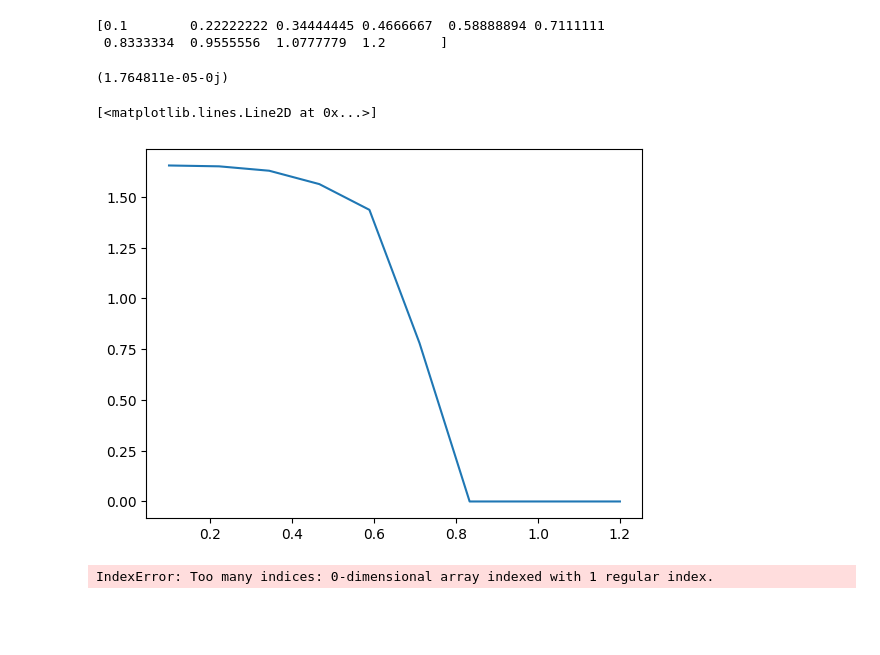
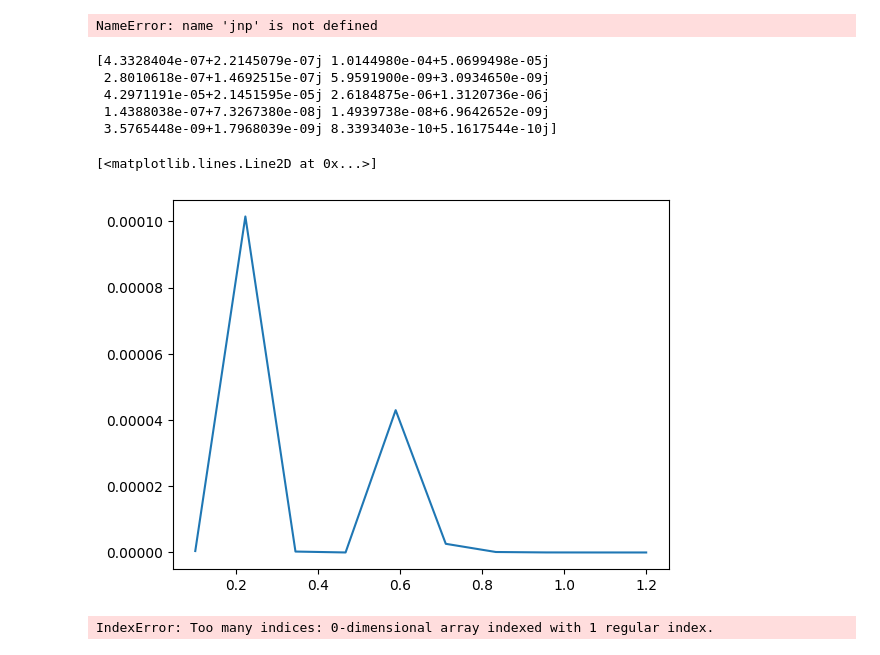
Before and after one commit to j-curtis/psBQP, a Jupyter notebook: Self-consistency_check.ipynb, the cells around one changed output. Cells and saved outputs as stored; diff of their text form; code cells hidden in the pictures; blank space fills up the shorter version.

```diff
--- a/Self-consistency_check.ipynb
+++ b/Self-consistency_check.ipynb
@@ -17,7 +18,7 @@ import custom_optimizer as copt
 # %%
 ntheta = 2
 cutoff = 30 * eil.EilenbergerEvolution.get_bcs_ratio()
-nw = 1000
+nw = 500
 
 # Define the fine grid
 fine_nw = 200
@@ -27,31 +28,34 @@ fine_nw = nw
 fine_cutoff = cutoff
 
 grid_parameters = {'omega_sampling': nw, 'theta_sampling': ntheta, 'cutoff': cutoff}
-system_parameters = {'critical_temperature': 1.0, 'gap_symmetry' : 's'}
-sigma_scatterings = {'Elastic': 0.1} # {'Dynes': 0.0, 'Elastic': 0.0}
-#sigma_scatterings = None
+system_parameters = {'critical_temperature': 1.0, 'gap_symmetry' : 's', 'average_indicies': (0,0)}
+sigma_scatterings = {'Elastic': 10.0, 'Dynes': 5.0} # {'Dynes': 0.0, 'Elastic': 0.0}
+sigma_scatterings = None
 
 my_eil = eil.EilenbergerEvolution(grid_parameters, system_parameters, sigma_scatterings = sigma_scatterings)
 
 temperatures = jnp.linspace(0.1,1.2,10)
 print(temperatures)
 # %% [output]
-[0.1        0.22222222 0.34444445 0.4666667  0.58888894 0.7111111
- 0.8333334  0.9555556  1.0777779  1.2       ]
+NameError: name 'jnp' is not defined
 # %%
 gap_list = []
-for temp in tqdm(temperatures):
-    gaps = comp.calculate_equilibrium(temp_list = [temp], grid_parameters = grid_parameters, system_parameters = system_parameters, Q_list = [0], sigma_scatterings = sigma_scatterings)
-    gap_list +=[gaps]
+#for temp in tqdm(temperatures):
+gaps = comp.calculate_equilibrium(temp_list = temperatures, grid_parameters = grid_parameters, system_parameters = system_parameters, Q_list = [0], sigma_scatterings = sigma_scatterings)
+gap_list +=[gaps]
 # %%
 print(gaps)
 # %% [output]
-(1.764811e-05-0j)
+[4.3328404e-07+2.2145079e-07j 1.0144980e-04+5.0699498e-05j
+ 2.8010618e-07+1.4692515e-07j 5.9591900e-09+3.0934650e-09j
+ 4.2971191e-05+2.1451595e-05j 2.6184875e-06+1.3120736e-06j
+ 1.4388038e-07+7.3267380e-08j 1.4939738e-08+6.9642652e-09j
+ 3.5765448e-09+1.7968039e-09j 8.3393403e-10+5.1617544e-10j]
 # %%
-plt.plot(temperatures,jnp.abs(jnp.array(gap_list)))
+plt.plot(temperatures,gaps)
 # %% [output]
 [<matplotlib.lines.Line2D at 0x...>]
-[figure, old version]
+[figure, new version]
 # %%
 plt.plot(temperatures,jnp.abs(jnp.array(gaps[:])))
 # %% [output]
```
Also changed, not shown: parts of 1 cell of this notebook, 5 other files.
